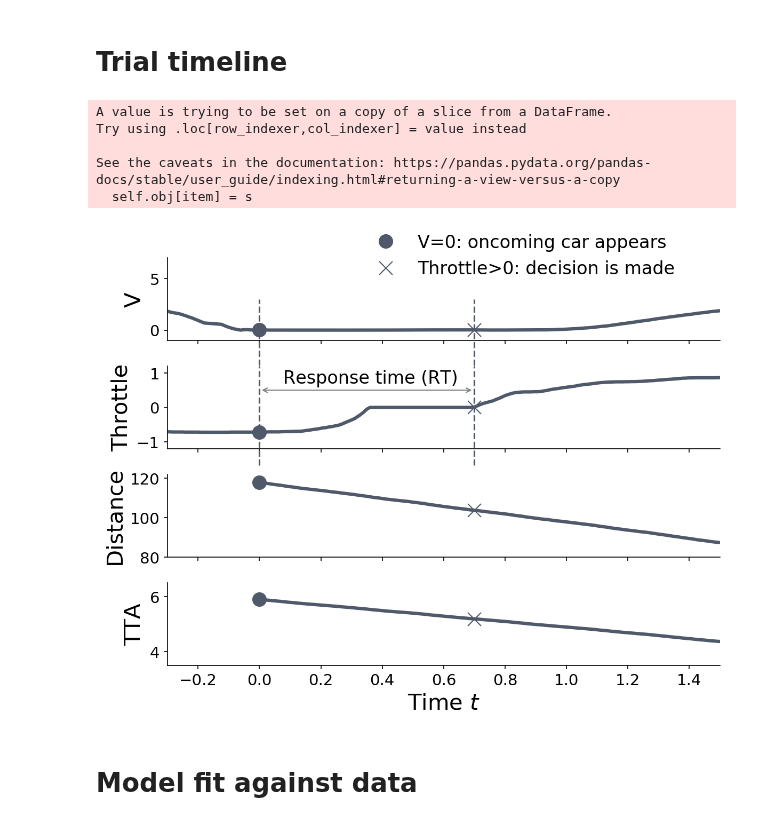
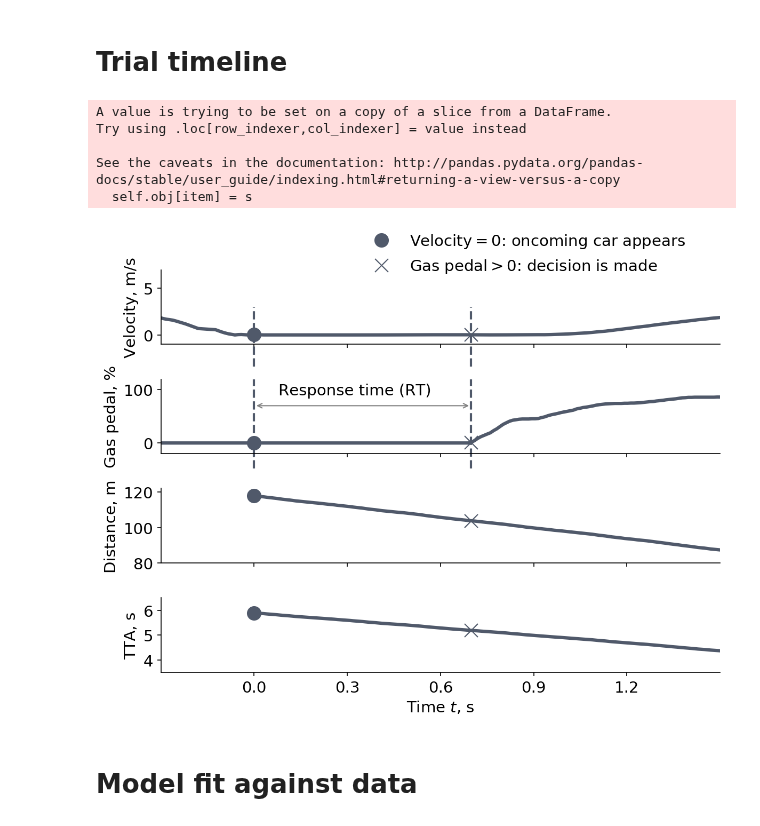
Before and after one commit to cherepaha/evidence_accumulation_in_gap_acceptance, a Jupyter notebook: data_and_model_analysis/paper_figures.ipynb, the cells around one changed output. Cells and saved outputs as stored; diff of their text form; code cells hidden in the pictures.

Commit message:
figures updated

```diff
--- a/data_and_model_analysis/paper_figures.ipynb
+++ b/data_and_model_analysis/paper_figures.ipynb
@@ -173,7 +186,11 @@ traj_id = (129, 1, 2, 5)
 traj = exp_data.loc[traj_id]
 # %%
 def plot_traj(traj, ax=None):
-    color='#50596A'
+    color = '#50596A'
+    font_size = 14
+    ms = 12
+    lw = 3
+
     idx_bot_spawn = int(traj.iloc[0].idx_bot_spawn)
     idx_response = int(traj.iloc[0].idx_response)
     idx_min_distance = int(traj.iloc[0].idx_min_distance)
@@ -183,60 +200,61 @@ def plot_traj(traj, ax=None):
     traj.loc[:, 't'] -= traj.t.values[idx_bot_spawn]
 
     fig, axes = plt.subplots(4, 1, figsize=(8,6), dpi=150, sharex=True)
-    ms = 12
-    lw=3
     axes[0].plot(traj.t, traj.ego_v, color=color, lw=lw)
     axes[0].plot(traj.t[idx_bot_spawn], traj.ego_v[idx_bot_spawn], color=color, ls='', marker='o', ms=ms)
     axes[0].plot(traj.t[idx_response], traj.ego_v[idx_response], color=color, ls='', marker='x', ms=ms)
-    axes[0].set_ylabel('V')
+    axes[0].set_ylabel('Velocity, m/s', fontsize=font_size)
     axes[0].set_ylim((-1, 7))
 
     for x in [traj.t[idx_bot_spawn], traj.t[idx_response]]:
         axes[0].axvline(x=x, ymin=-0.3, ymax=0.5, c=color, ls='--', clip_on=False)
         axes[1].axvline(x=x, ymin=-0.2, ymax=1, c=color, ls='--', clip_on=False)
 
-    axes[1].annotate(s='', xy=(traj.t[idx_bot_spawn], 0.5), xytext=(traj.t[idx_response], 0.5),
+    axes[1].annotate(s='', xy=(traj.t[idx_bot_spawn], 70), xytext=(traj.t[idx_response], 70),
                      arrowprops=dict(arrowstyle='<->', color='0.5'))
-    axes[1].text(.21, .79, 'Response time (RT)', transform=axes[1].transAxes, fontsize=16)
+    axes[1].text(.21, .79, 'Response time (RT)', transform=axes[1].transAxes, fontsize=font_size)
 
-    throttle_brake = traj.throttle-traj.brake
-    axes[1].plot(traj.t, throttle_brake, color=color, lw=lw)
-    axes[1].plot(traj.t[idx_bot_spawn], throttle_brake[idx_bot_spawn], color=color, ls='', marker='o', ms=ms)
-    axes[1].plot(traj.t[idx_response], throttle_brake[idx_response], color=color, ls='', marker='x', ms=ms)
-    axes[1].set_ylabel('Throttle')
-    axes[1].set_ylim((-1.2, 1.2))
+#     throttle_brake = traj.throttle-traj.brake
+    axes[1].plot(traj.t, 100*traj.throttle, color=color, lw=lw)
+    axes[1].plot(traj.t[idx_bot_spawn], 100*traj.throttle[idx_bot_spawn], color=color, ls='', marker='o', ms=ms)
+    axes[1].plot(traj.t[idx_response], 100*traj.throttle[idx_response], color=color, ls='', marker='x', ms=ms)
+    axes[1].set_ylabel('Gas pedal, %', fontsize=font_size)
+    axes[1].set_ylim((-20, 120))
+    axes[1].set_yticks([0, 100])
 
     axes[2].plot(traj.t[idx_bot_spawn:], traj.d_ego_bot[idx_bot_spawn:], color=color, lw=lw)
     axes[2].plot(traj.t[idx_bot_spawn], traj.d_ego_bot[idx_bot_spawn], color=color, ls='', marker='o', ms=ms)
     axes[2].plot(traj.t[idx_response], traj.d_ego_bot[idx_response], color=color, ls='', marker='x', ms=ms)
-    axes[2].set_ylabel('Distance')
+    axes[2].set_ylabel('Distance, m', fontsize=font_size)
     axes[2].set_ylim((80, 122))
 
     axes[3].plot(traj.t[idx_bot_spawn:], traj.tta[idx_bot_spawn:], color=color, lw=lw)
     axes[3].plot(traj.t[idx_bot_spawn], traj.tta[idx_bot_spawn], color=color, ls='', marker='o',
-                 label='V=0: oncoming car appears', ms=ms)
+                 label='Velocity$=0$: oncoming car appears', ms=ms)
     axes[3].plot(traj.t[idx_response], traj.tta[idx_response], color=color, ls='', marker='x',
-                 label='Throttle>0: decision is made', ms=ms)
-    axes[3].set_ylabel('TTA')
+                 label='Gas pedal$>0$: decision is made', ms=ms)
+    axes[3].set_ylabel('TTA, s', fontsize=font_size)
     axes[3].set_ylim((3.5, 6.5))
+    axes[3].set_yticks([4, 5, 6])
 
     axes[3].set_xlim((-0.3, 1.5))
+    axes[3].set_xticks(np.arange(0, 1.4, 0.3))
 
-    axes[3].set_xlabel('Time $t$')
+    axes[3].set_xlabel('Time $t$, s', fontsize=font_size)
 
-    legend = fig.legend(loc='upper left', bbox_to_anchor=(0.4, 1.05), frameon=False)
-    legend.get_title().set_fontsize('18')
+    legend = fig.legend(loc='upper left', fontsize=font_size, bbox_to_anchor=(0.4, 1.05), frameon=False)
+#     legend.get_title().set_fontsize('16')
     plt.tight_layout()
 
 plot_traj(traj)
 plt.savefig('../output/fig_trial_timeline.pdf', bbox_inches='tight')
 # %% [output]
 A value is trying to be set on a copy of a slice from a DataFrame.
 Try using .loc[row_indexer,col_indexer] = value instead
 
-See the caveats in the documentation: https://pandas.pydata.org/pandas-docs/stable/user_guide/indexing.html#returning-a-view-versus-a-copy
+See the caveats in the documentation: http://pandas.pydata.org/pandas-docs/stable/user_guide/indexing.html#returning-a-view-versus-a-copy
   self.obj[item] = s
-[figure, old version]
+[figure, new version]
 # %% [markdown]
 # Model fit against data
 # %%
```
Also changed, not shown: parts of 10 cells of this notebook, 6 other files.
